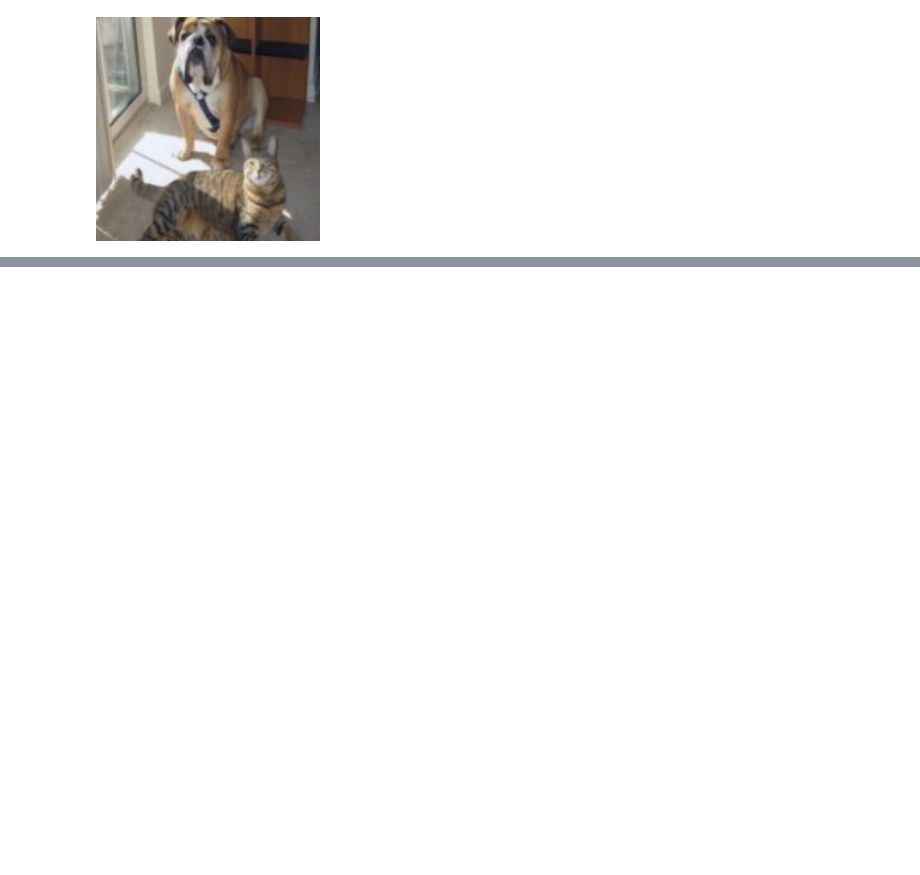
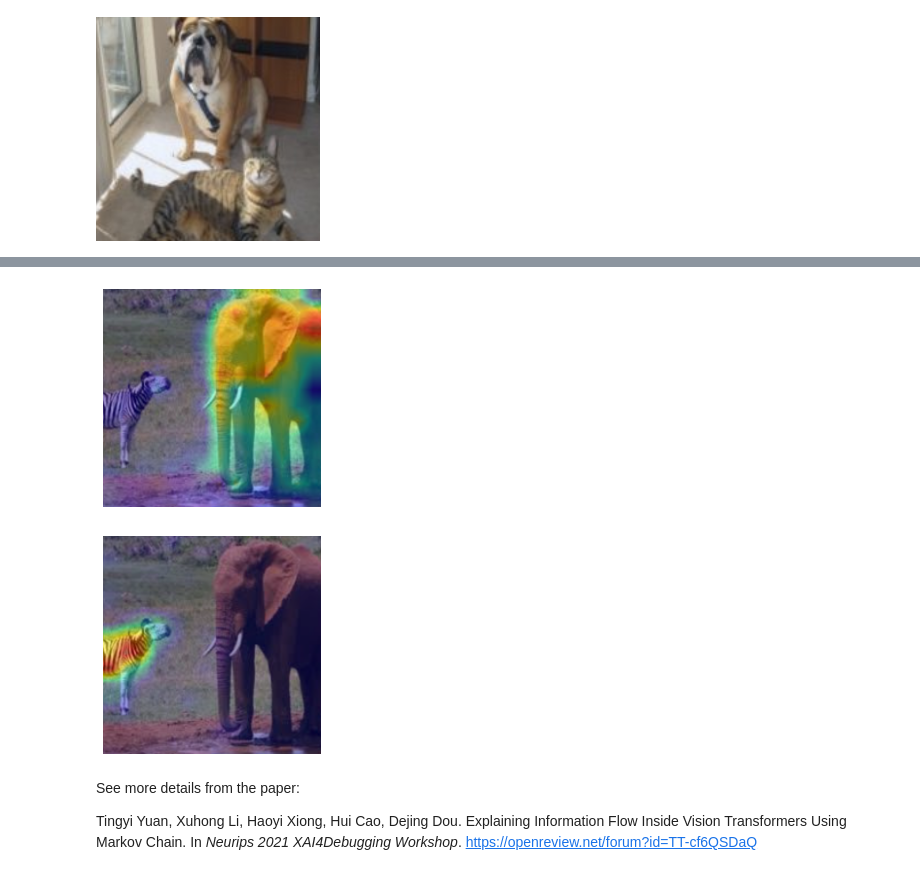
Before and after one commit to PaddlePaddle/InterpretDL, a Jupyter notebook: tutorials/ViT_explanations_tam.ipynb, the cells around one changed output, grey strips where cells are left out. Saved outputs shown, nothing was run; the diff lists cells and outputs as text; code cells hidden in the pictures; blank space fills up the shorter version.

```diff
--- a/tutorials/ViT_explanations_tam.ipynb
+++ b/tutorials/ViT_explanations_tam.ipynb
@@ -54,0 +51,24 @@ heatmap = tam.interpret(
+# %%
+tam = it.TAMInterpreter(paddle_model, use_cuda=True)
+img_path = 'samples/el1.png'
+heatmap = tam.interpret(
+        img_path,
+        start_layer=4,
+        label=None,  # elephant
+        visual=True,
+        save_path=None)
+
+img_path = 'samples/el1.png'
+heatmap = tam.interpret(
+        img_path,
+        start_layer=4,
+        label=340,  # zebra
+        visual=True,
+        save_path=None)
+# %% [output]
+[figure, added]
+[figure, added]
+# %% [markdown]
+See more details from the paper:
+
+Tingyi Yuan, Xuhong Li, Haoyi Xiong, Hui Cao, Dejing Dou. Explaining Information Flow Inside Vision Transformers Using Markov Chain. In *Neurips 2021 XAI4Debugging Workshop*. https://openreview.net/forum?id=TT-cf6QSDaQ
```
Also changed, not shown: parts of 6 cells of this notebook, 2 other files.
